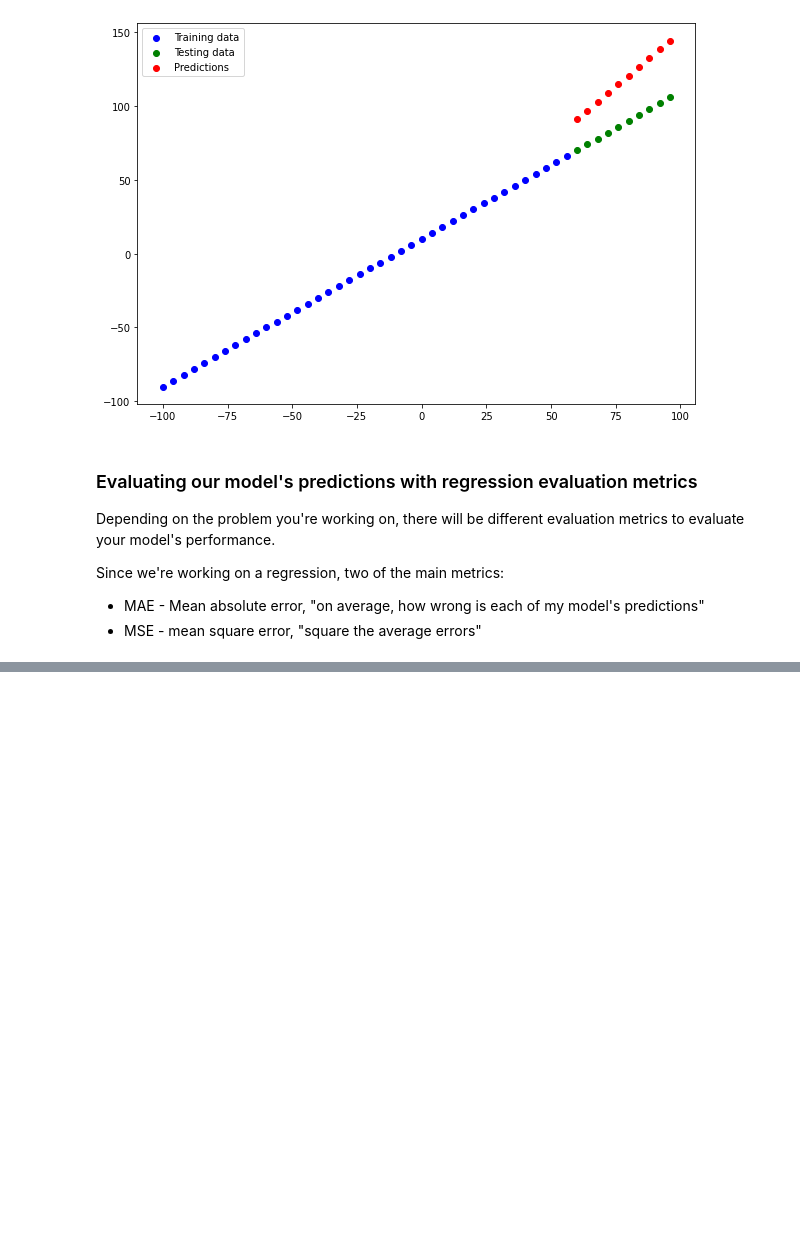
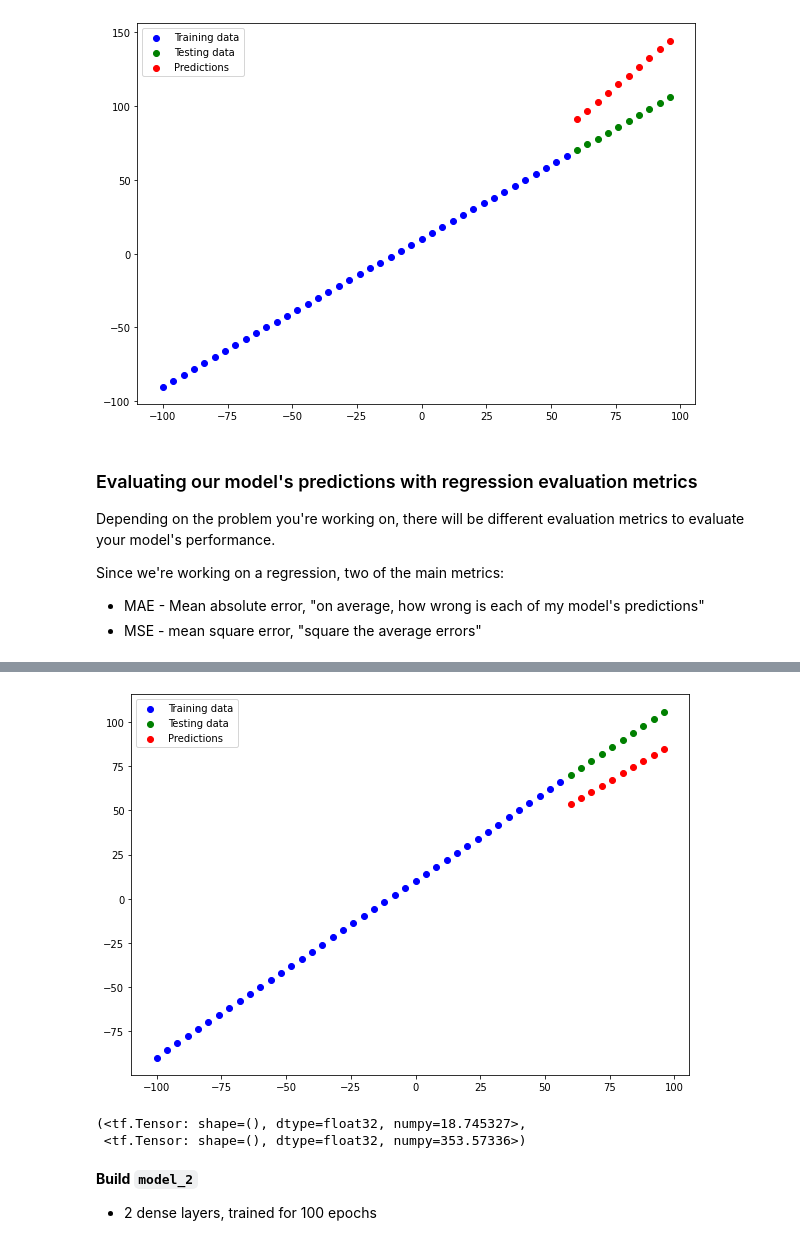
Before and after one commit to Auzlex/uwe-dsp, a Jupyter notebook: TF Neural Regression.ipynb, the cells around one changed output, grey strips where cells are left out. Saved outputs shown, nothing was run; the diff lists cells and outputs as text; code cells hidden in the pictures; blank space fills up the shorter version.

Commit message:
More Tensorflow Notebook on experiments

```diff
--- a/TF Neural Regression.ipynb
+++ b/TF Neural Regression.ipynb
@@ -504,0 +539,17 @@ model.evaluate(X_test, y_test)
+# %%
+# set the random seed
+tf.random.set_seed(42)
+
+# 1. create the model using the sequential API
+model_1 = tf.keras.Sequential(name = "model_1") # note the model names and layer names must meet regex to have underscores no spaces
+model_1.add(tf.keras.layers.Dense(1, input_shape=(1,), name="input_layer"))
+
+# 2. compile the model
+model_1.compile(
+    loss = tf.keras.losses.mae, # mean absolute error predicted vs observed
+    optimizer = tf.keras.optimizers.SGD(), # stochastic gradient descent (lr=1e-3)
+    metrics=['mae'] # mean absolute error
+)
+
+# 3. fit the model (Important note we are fitting on the training data only)
+model_1.fit(X_train, y_train, epochs=100, verbose=1)
@@ -504,0 +575,25 @@ model.evaluate(X_test, y_test)
+# %%
+# make and plot predictions for this model
+y_preds_1 = model_1.predict(X_test)
+
+plot_predictions(
+    train_data=X_train,
+    train_labels=y_train,
+    test_data=X_test,
+    test_labels=y_test,
+    predictions=y_preds_1
+)
+# %% [output]
+[figure, added]
+# %%
+# Calculate model_1 evaluation metrics
+mae_1 = tf.metrics.mean_absolute_error(y_test, tf.squeeze(y_preds_1))
+mse_1 = tf.metrics.mean_squared_error(y_test, tf.squeeze(y_preds_1))
+
+mae_1, mse_1
+# %% [output]
+(<tf.Tensor: shape=(), dtype=float32, numpy=18.745327>,
+ <tf.Tensor: shape=(), dtype=float32, numpy=353.57336>)
+# %% [markdown]
+**Build `model_2`**
+* 2 dense layers, trained for 100 epochs
```
Also changed, not shown: parts of 25 cells of this notebook, 2 other files.
